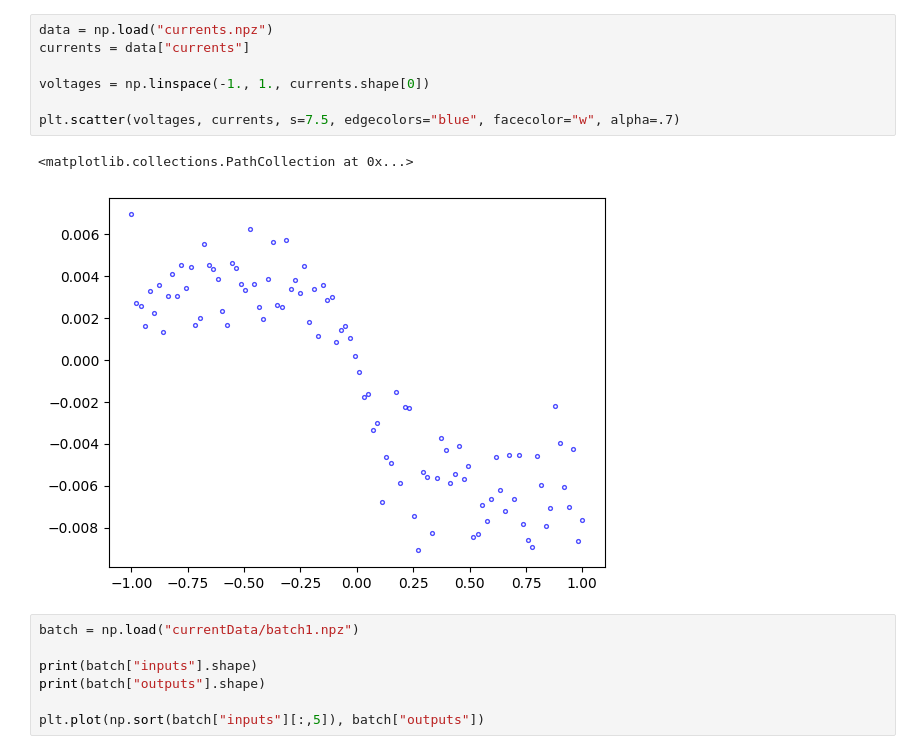
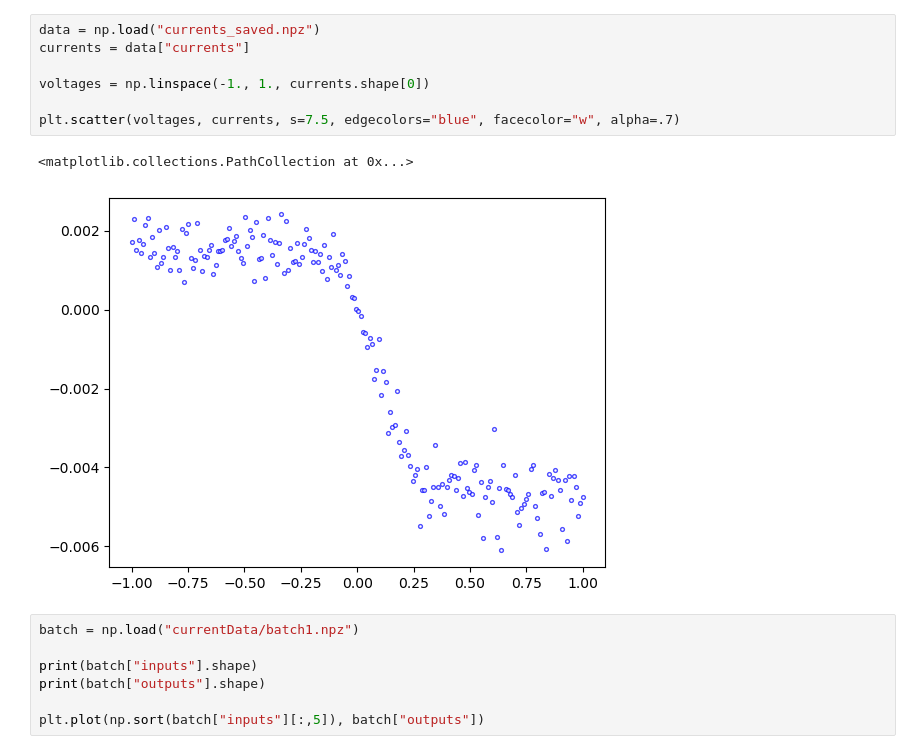
Before and after one commit to jwass1997/KMC_V1.1, a Jupyter notebook: test.ipynb, the cells around one changed output. Drawn from its saved outputs; the diff is of its cells as text.

```diff
--- a/test.ipynb
+++ b/test.ipynb
@@ -14,13 +24,13 @@ plt.scatter(batch["inputs"])
 # %%
-data = np.load("currents.npz")
+data = np.load("currents_saved.npz")
 currents = data["currents"]
 
 voltages = np.linspace(-1., 1., currents.shape[0])
 
 plt.scatter(voltages, currents, s=7.5, edgecolors="blue", facecolor="w", alpha=.7)
 # %% [output]
 <matplotlib.collections.PathCollection at 0x...>
-[figure, old version]
+[figure, new version]
 # %%
 batch = np.load("currentData/batch1.npz")
 
```
Also changed, not shown: parts of 3 cells of this notebook, 19 other files.
